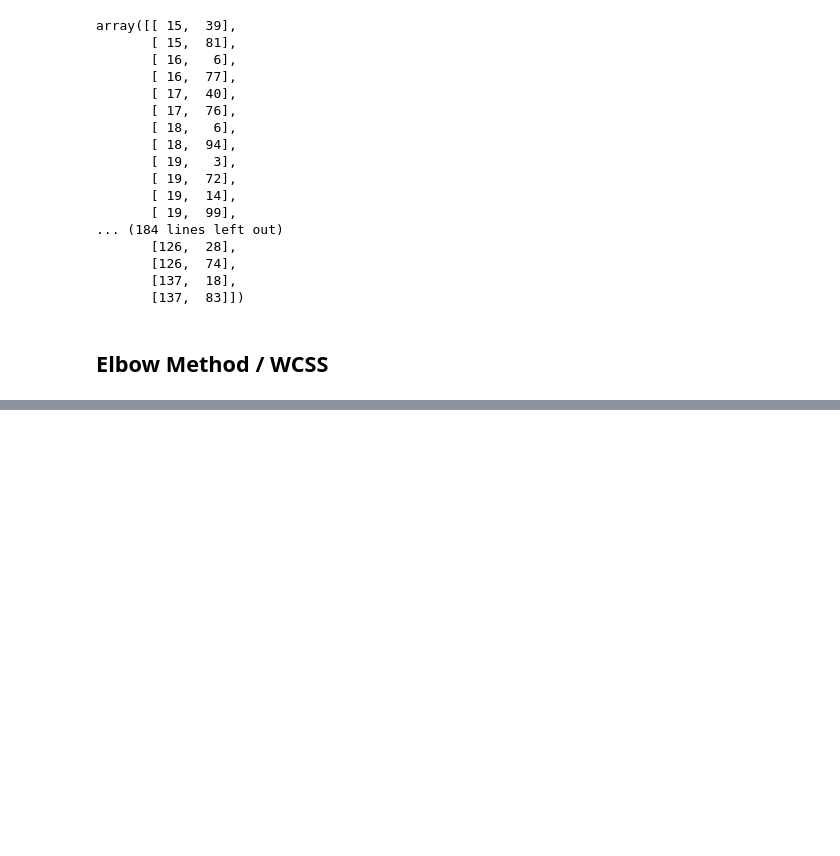
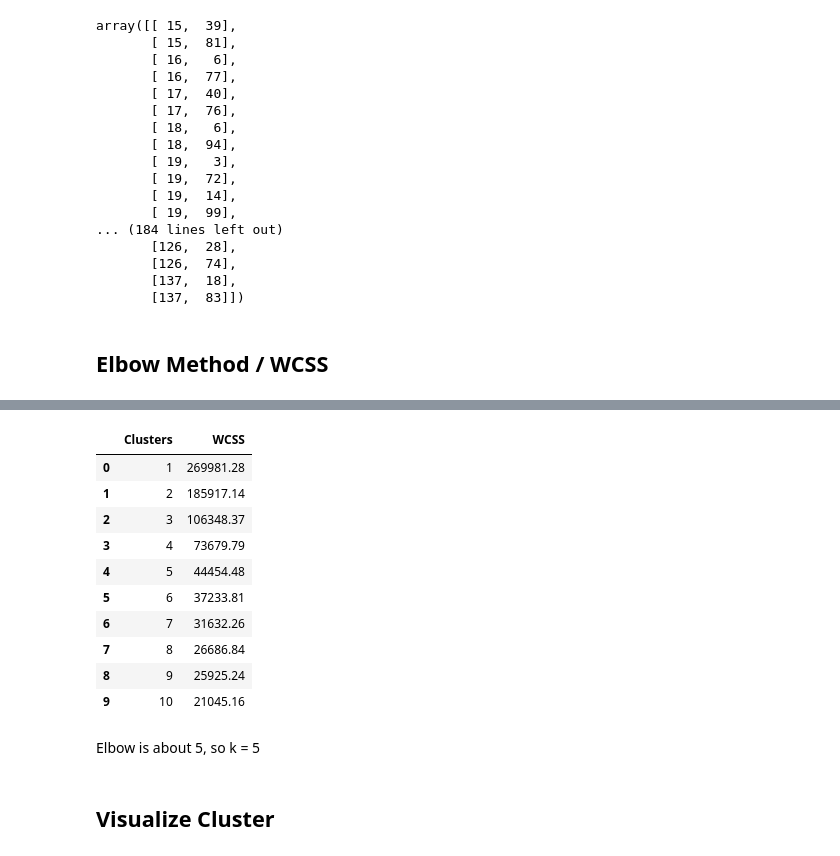
Before and after one commit to srsimonson/machine-learning, a Jupyter notebook: clustering/clustering.ipynb, the cells around one changed output, grey strips where cells are left out. Saved outputs shown, nothing was run; the diff lists cells and outputs as text; code cells hidden in the pictures; blank space fills up the shorter version.

```diff
--- a/clustering/clustering.ipynb
+++ b/clustering/clustering.ipynb
@@ -44,0 +61,24 @@ array([[ 15,  39],
+# %%
+results = pd.DataFrame({
+    "Clusters": range(1, 11),
+    "WCSS": wcss
+})
+
+results["WCSS"] = results["WCSS"].round(2)
+results
+# %% [output]
+|  | Clusters | WCSS |
+| 0 | 1 | 269981.28 |
+| 1 | 2 | 185917.14 |
+| 2 | 3 | 106348.37 |
+| 3 | 4 | 73679.79 |
+| 4 | 5 | 44454.48 |
+| 5 | 6 | 37233.81 |
+| 6 | 7 | 31632.26 |
+| 7 | 8 | 26686.84 |
+| 8 | 9 | 25925.24 |
+| 9 | 10 | 21045.16 |
+# %% [markdown]
+Elbow is about 5, so k = 5
+# %% [markdown]
+## Visualize Cluster
```
Also changed, not shown: parts of 1 cell of this notebook.
